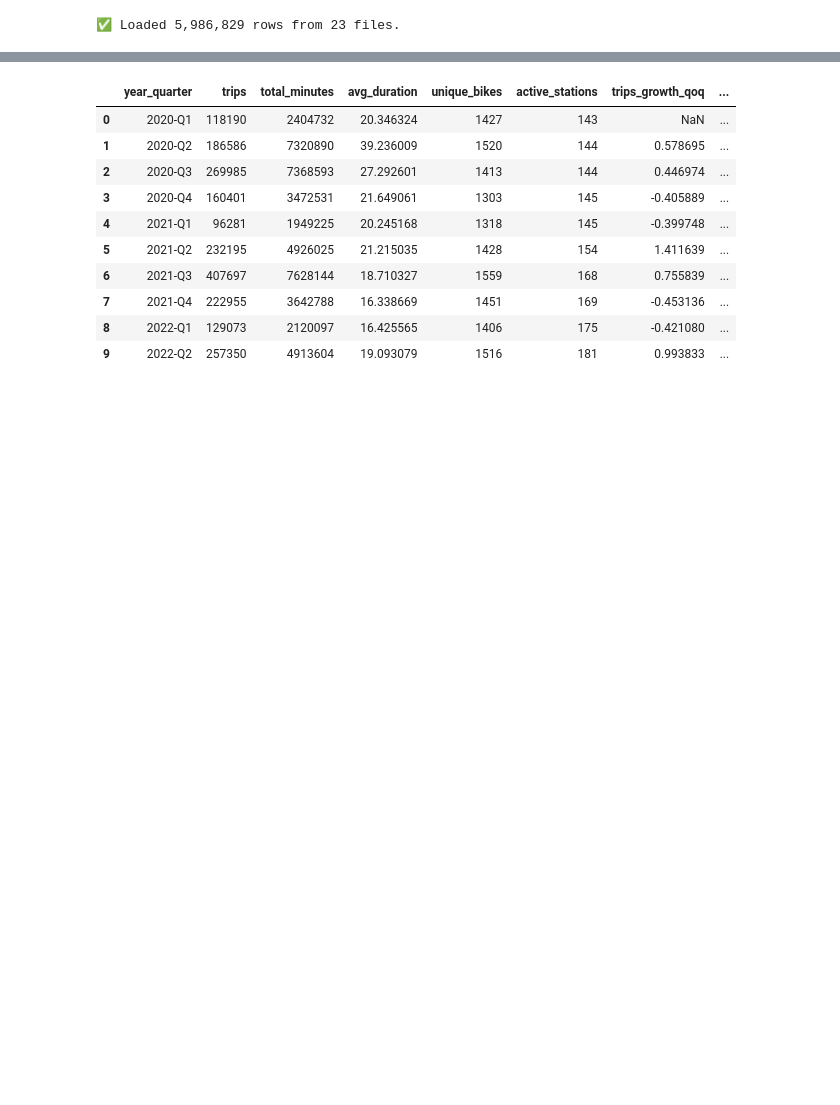
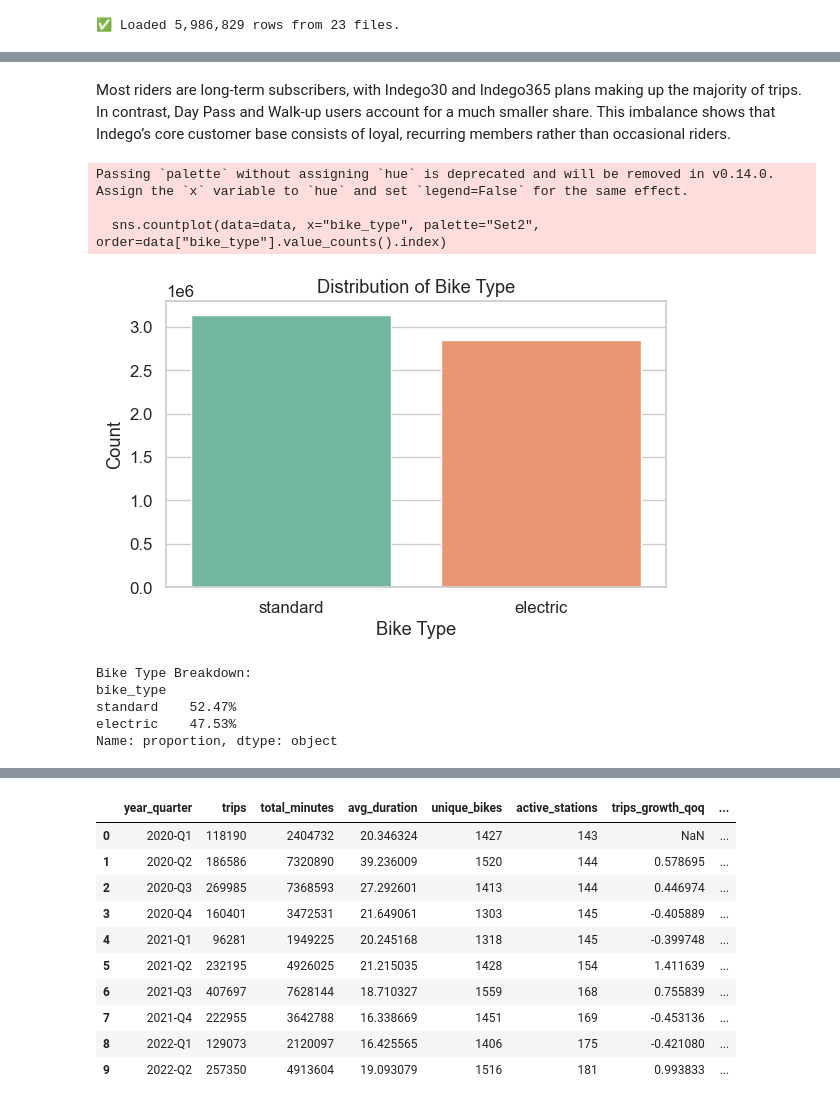
Before and after one commit to MiaTran1112/perpay-bike-share-challenge, a Jupyter notebook: notebooks/eda.ipynb, the cells around one changed output, grey strips where cells are left out. Drawn from its saved outputs; the diff is of its cells as text; code cells hidden in the pictures; blank space fills up the shorter version.

```diff
--- a/notebooks/eda.ipynb
+++ b/notebooks/eda.ipynb
@@ -54,0 +163,24 @@ print(f"✅ Loaded {len(data):,} rows from {len(dfs)} files.")
+# %% [markdown]
+Most riders are long-term subscribers, with Indego30 and Indego365 plans making up the majority of trips. In contrast, Day Pass and Walk-up users account for a much smaller share. This imbalance shows that Indego’s core customer base consists of loyal, recurring members rather than occasional riders.
+# %%
+# Categorical Distribution: bike_type
+plt.figure(figsize=(6,4))
+sns.countplot(data=data, x="bike_type", palette="Set2", order=data["bike_type"].value_counts().index)
+plt.title("Distribution of Bike Type")
+plt.xlabel("Bike Type")
+plt.ylabel("Count")
+plt.tight_layout()
+plt.show()
+
+print("\nBike Type Breakdown:")
+print(data["bike_type"].value_counts(normalize=True).mul(100).round(2).astype(str) + '%')
+# %% [output]
+Passing `palette` without assigning `hue` is deprecated and will be removed in v0.14.0. Assign the `x` variable to `hue` and set `legend=False` for the same effect.
+
+  sns.countplot(data=data, x="bike_type", palette="Set2", order=data["bike_type"].value_counts().index)
+[figure, added]
+Bike Type Breakdown:
+bike_type
+standard    52.47%
+electric    47.53%
+Name: proportion, dtype: object
```
Also changed, not shown: parts of 15 cells of this notebook.
